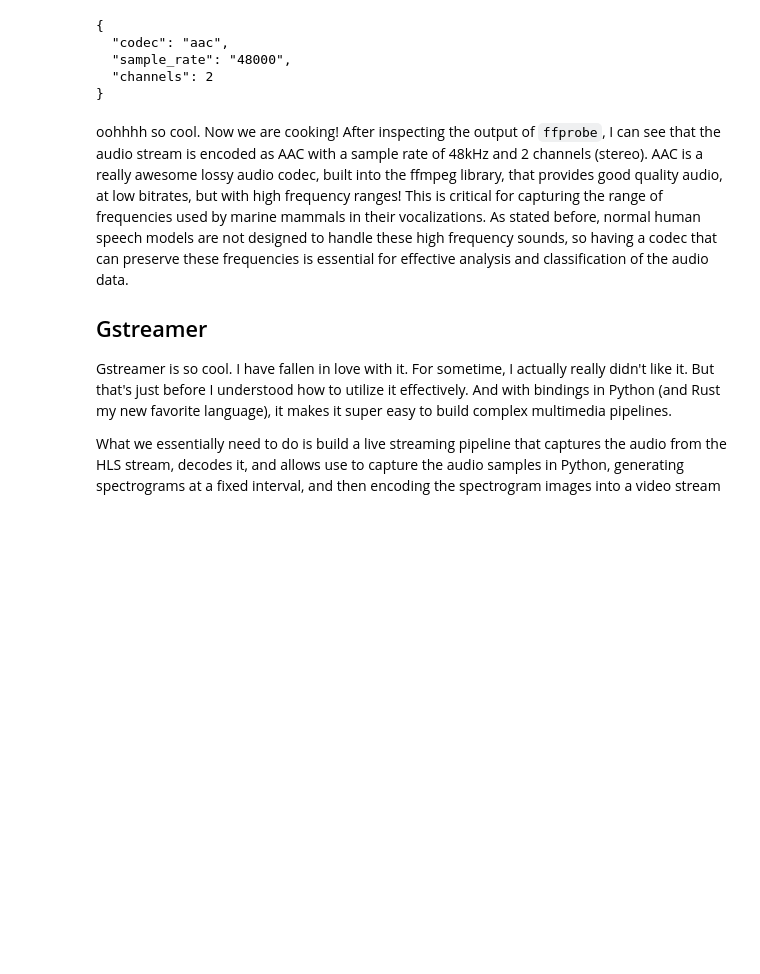
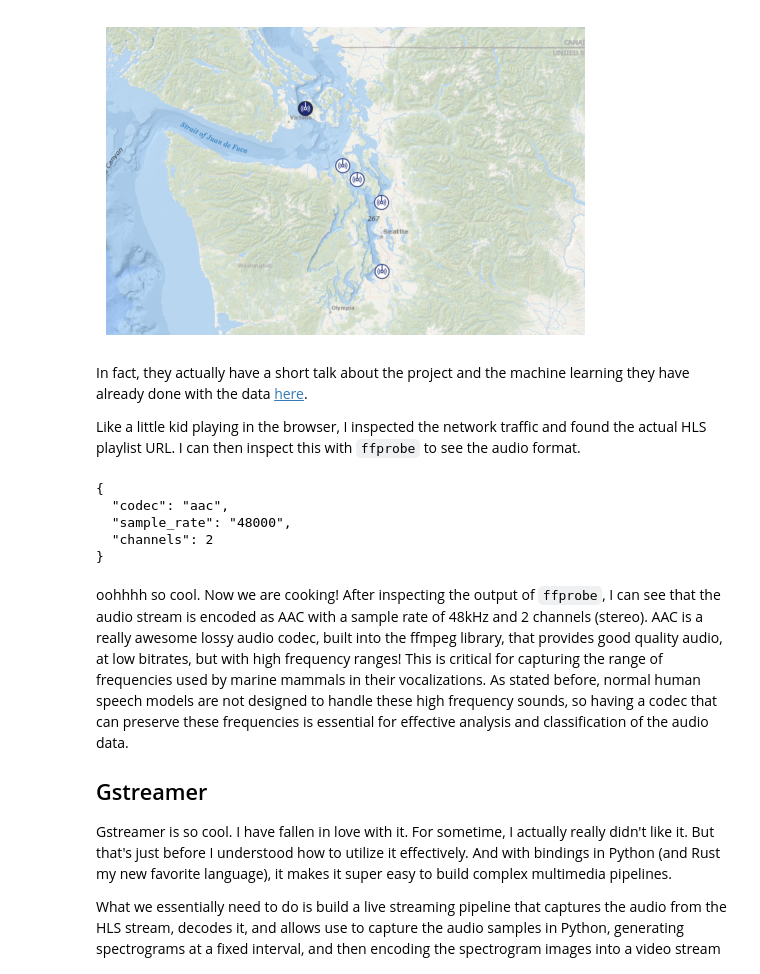
Before and after one commit to jackmead515/jackmead515.github.io, a Jupyter notebook: _blogs/spectrogram_generation/spectrogram_generation.ipynb, the cells around one changed output. Drawn from its saved outputs; the diff is of its cells as text; code cells hidden in the pictures; blank space fills up the shorter version.

```diff
--- a/_blogs/spectrogram_generation/spectrogram_generation.ipynb
+++ b/_blogs/spectrogram_generation/spectrogram_generation.ipynb
@@ -27,3 +21,19 @@ Like a little kid playing in the browser, I inspected the network traffic and fo
+# %%
+import cv2
+import matplotlib.pyplot as plt
+
+image = cv2.imread("orcasound.png")
+
+plt.figure(figsize=(10, 4))
+plt.imshow(cv2.cvtColor(image, cv2.COLOR_BGR2RGB))
+plt.axis('off')
+plt.show()
+# %% [output]
+[figure, added]
+# %% [markdown]
+In fact, they actually have a short talk about the project and the machine learning they have already done with the data [here](https://www.youtube.com/watch?v=K0vmU_Jf3f4).
+
+Like a little kid playing in the browser, I inspected the network traffic and found the actual HLS playlist URL. I can then inspect this with `ffprobe` to see the audio format.
 # %%
 ! ffprobe -v quiet -print_format json -show_format -show_streams https://audio-orcasound-net.s3.amazonaws.com/rpi_orcasound_lab/hls/1763452821/live.m3u8 | jq '{ codec: .streams[0].codec_name, sample_rate: .streams[0].sample_rate, channels: .streams[0].channels }'
 # %% [output]
```
Also changed, not shown: parts of 4 cells of this notebook, 2 other files.
